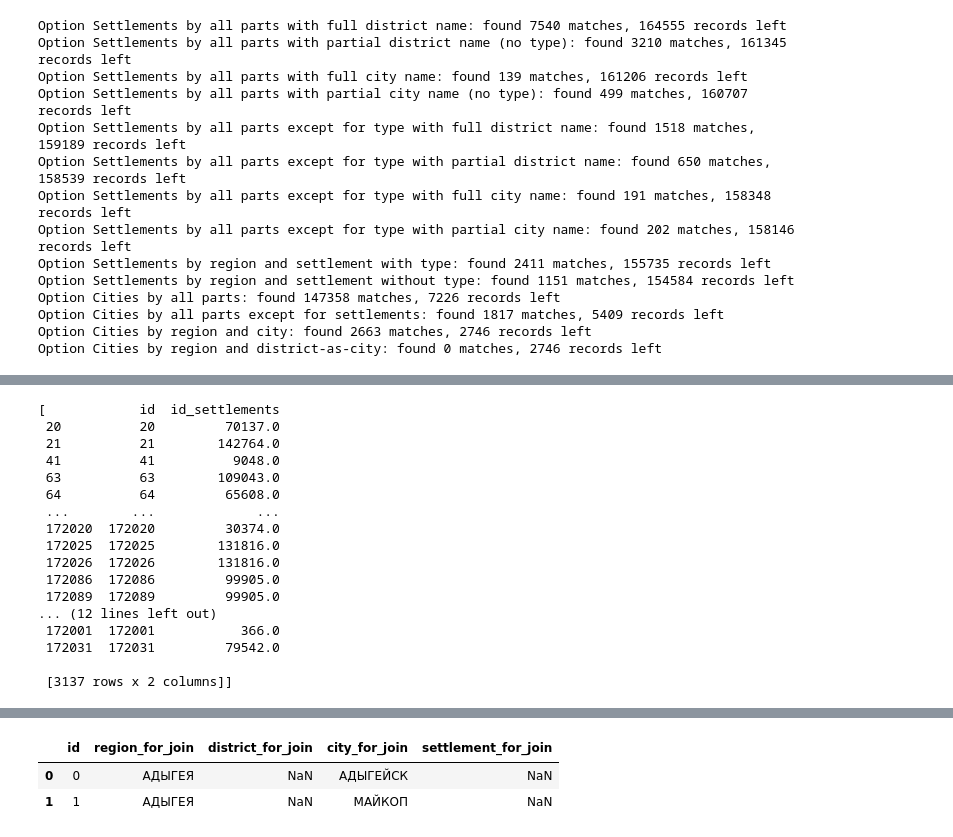
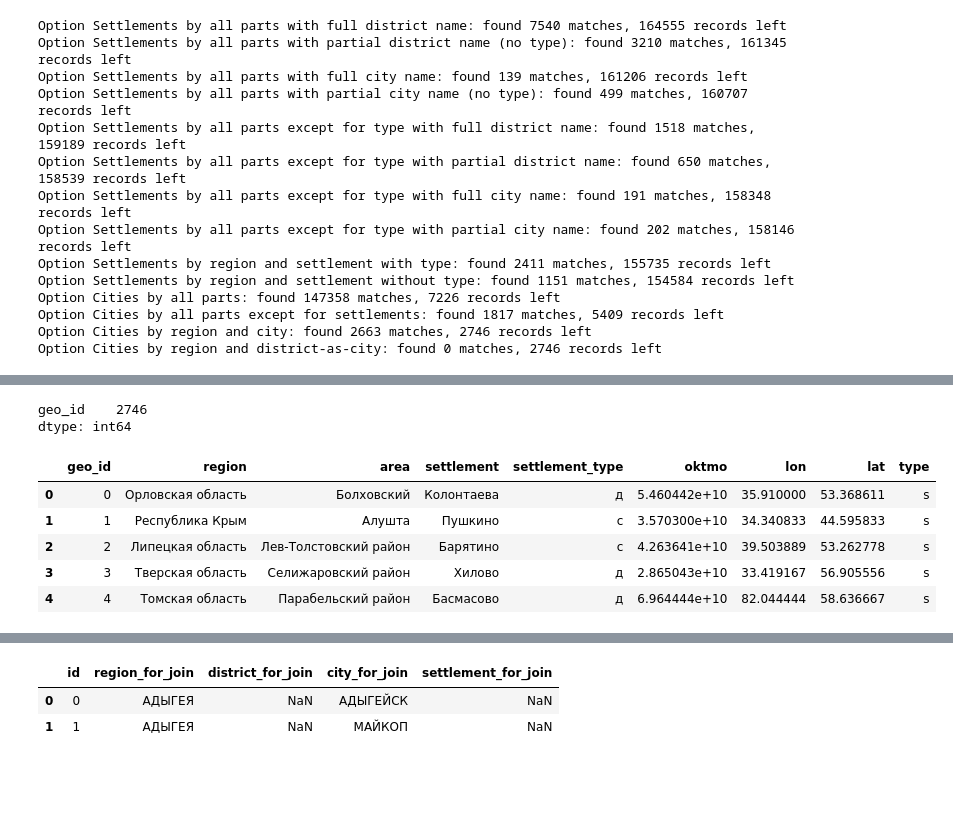
Before and after one commit to PavelSyomin/ru-smb-companies, a Jupyter notebook: Post Processing.ipynb, the cells around one changed output, grey strips where cells are left out. Saved outputs shown, nothing was run; the diff lists cells and outputs as text; code cells hidden in the pictures; blank space fills up the shorter version.

```diff
--- a/Post Processing.ipynb
+++ b/Post Processing.ipynb
@@ -470,20 +377,25 @@ Name: count, Length: 114, dtype: int64
-# %%
-mappings
-# %% [output]
-[            id  id_settlements
- 20          20         70137.0
- 21          21        142764.0
- 41          41          9048.0
- 63          63        109043.0
- 64          64         65608.0
- ...        ...             ...
- 172020  172020         30374.0
- 172025  172025        131816.0
- 172026  172026        131816.0
- 172086  172086         99905.0
- 172089  172089         99905.0
-... (12 lines left out)
- 172001  172001           366.0
- 172031  172031         79542.0
-
- [3137 rows x 2 columns]]
+# %%
+rsmp_with_geo_ids = rsmp.merge(addr_to_geo, how="left")
+rsmp_with_geo_ids[["geo_id"]].isna().sum()
+# %% [output]
+geo_id    2746
+dtype: int64
+# %%
+geodata_s = settlements[["id", "region", "municipality", "settlement", "type", "oktmo", "longitude_dd", "latitude_dd"]].copy()
+geodata_s["geosource_type"] = "s"
+geodata_s.rename(columns={
+    "id": "geo_id",
+    "municipality": "area",
+    "type": "settlement_type",
+    "longitude_dd": "lon",
+    "latitude_dd": "lat",
+    "geosource_type": "type",
+}, inplace=True)
+geodata_s.head()
+# %% [output]
+|  | geo_id | region | area | settlement | settlement_type | oktmo | lon | lat | type |
+| 0 | 0 | Орловская область | Болховский | Колонтаева | д | 5.460442e+10 | 35.910000 | 53.368611 | s |
+| 1 | 1 | Республика Крым | Алушта | Пушкино | с | 3.570300e+10 | 34.340833 | 44.595833 | s |
+| 2 | 2 | Липецкая область | Лев-Толстовский район | Барятино | с | 4.263641e+10 | 39.503889 | 53.262778 | s |
+| 3 | 3 | Тверская область | Селижаровский район | Хилово | д | 2.865043e+10 | 33.419167 | 56.905556 | s |
+| 4 | 4 | Томская область | Парабельский район | Басмасово | д | 6.964444e+10 | 82.044444 | 58.636667 | s |
```
Also changed, not shown: parts of 19 cells of this notebook.
